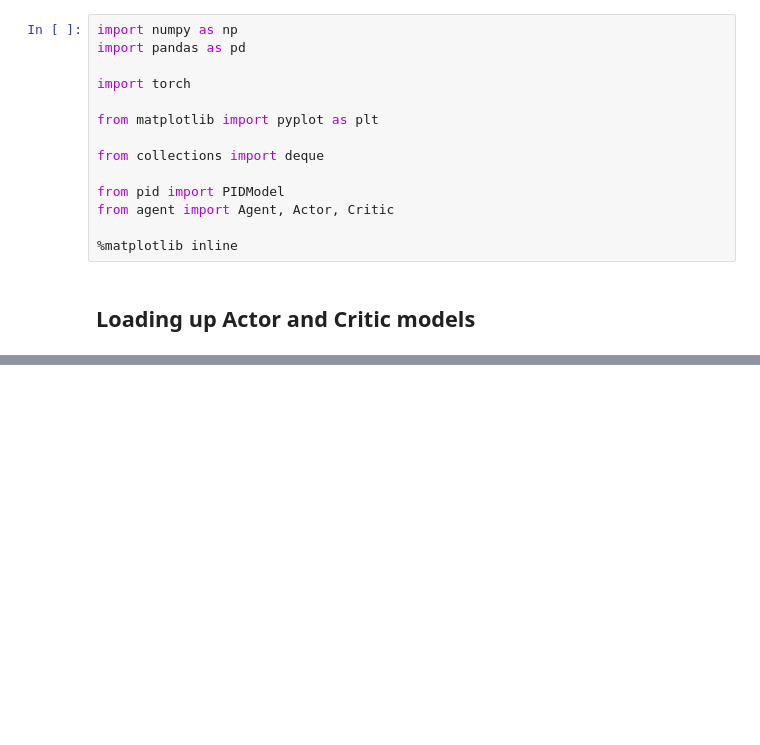
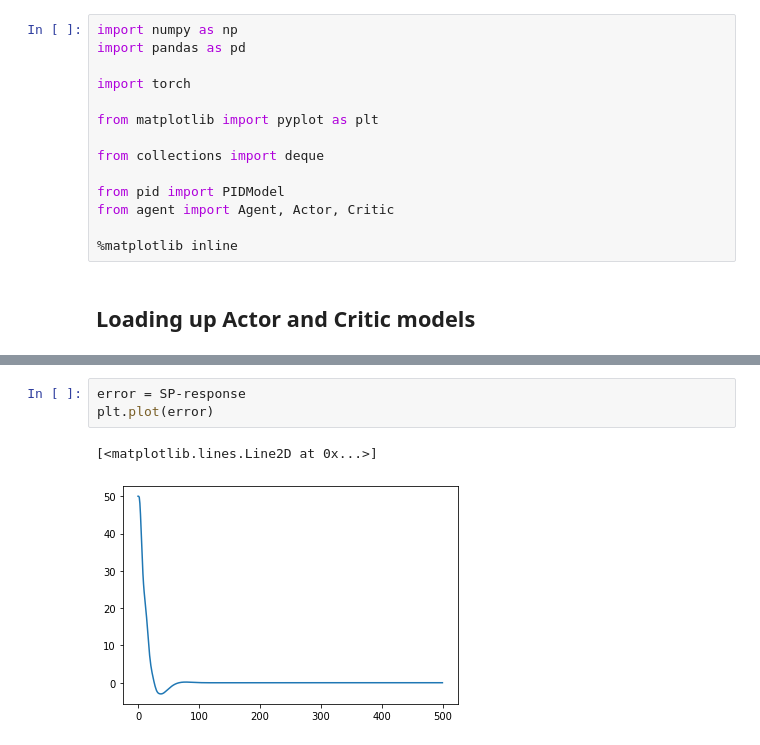
Before and after one commit to svineet/pid-simulation, a Jupyter notebook: rl_agent/Agent Behaviour Analysis.ipynb, the cells around one changed output, grey strips where cells are left out. Saved outputs shown, nothing was run; the diff lists cells and outputs as text; blank space fills up the shorter version.

```diff
--- a/rl_agent/Agent Behaviour Analysis.ipynb
+++ b/rl_agent/Agent Behaviour Analysis.ipynb
@@ -37,0 +84,6 @@ NameError: name 'args' is not defined
+# %%
+error = SP-response
+plt.plot(error)
+# %% [output]
+[<matplotlib.lines.Line2D at 0x...>]
+[figure, added]
```
Also changed, not shown: parts of 8 cells of this notebook, 1 other file.
